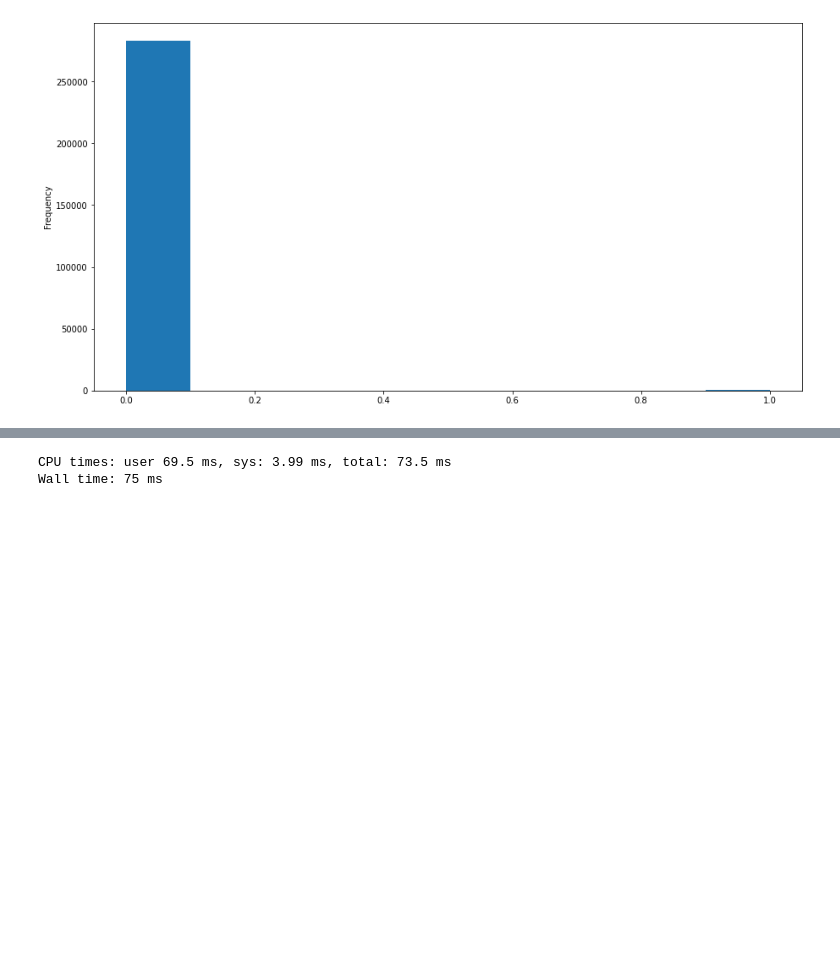
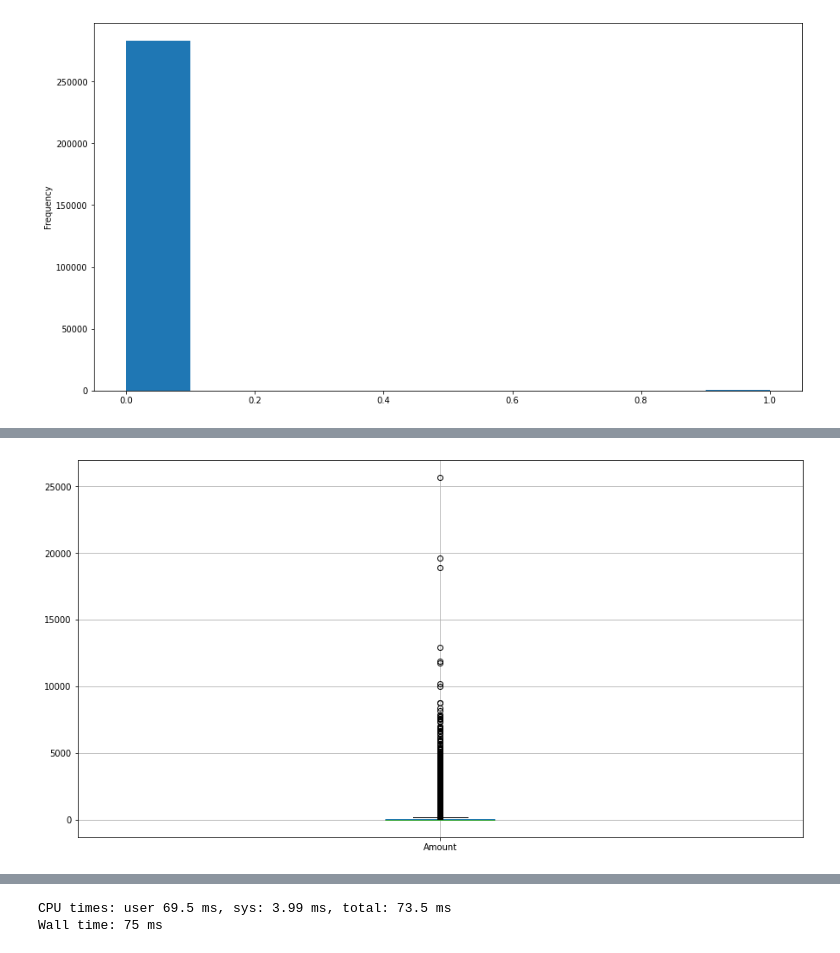
Before and after one commit to mselmasry/Dojo-Project2, a Jupyter notebook: Project02.ipynb, the cells around one changed output, grey strips where cells are left out. Drawn from its saved outputs; the diff is of its cells as text; code cells hidden in the pictures; blank space fills up the shorter version.

```diff
--- a/Project02.ipynb
+++ b/Project02.ipynb
@@ -402,0 +163,5 @@ Wall time: 48.5 ms
+# %%
+%%time
+plt.figure(figsize=(15,8))
+cc_df.boxplot(column='Amount')
+# %% [output]
@@ -402,0 +170 @@ Wall time: 48.5 ms
+[figure, added]
```
Also changed, not shown: parts of 59 cells of this notebook.
